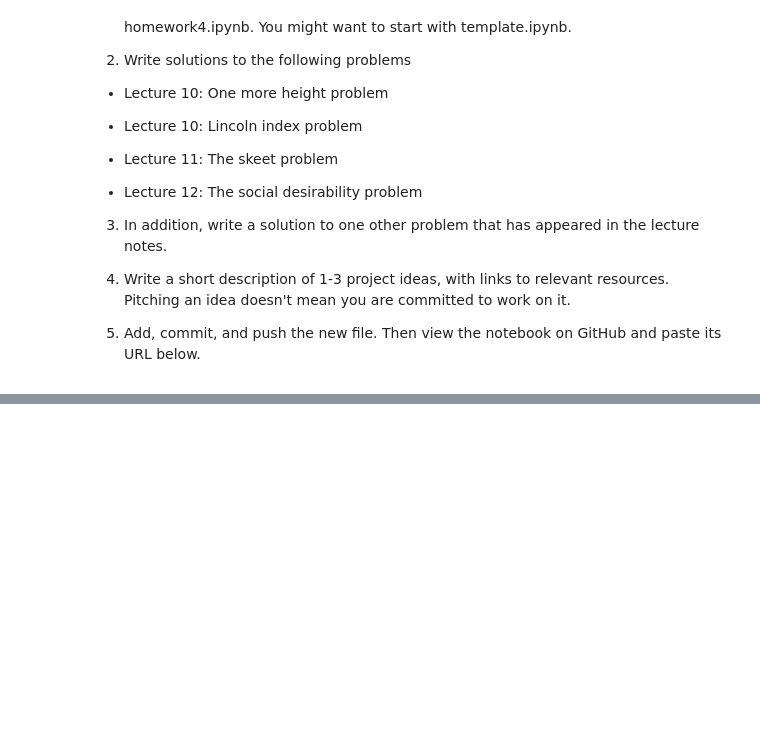
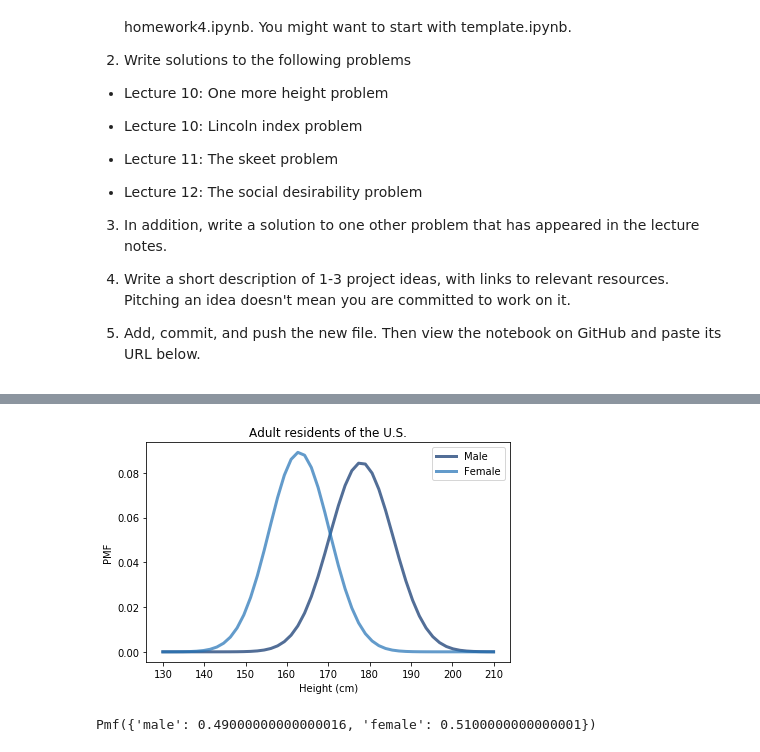
Before and after one commit to HALtheWise/ThinkBayes2, a Jupyter notebook: examples/homework4.ipynb, the cells around one changed output, grey strips where cells are left out. Cells and saved outputs as stored; diff of their text form; code cells hidden in the pictures; blank space fills up the shorter version.

```diff
--- a/examples/homework4.ipynb
+++ b/examples/homework4.ipynb
@@ -41,0 +38,21 @@ import numpy as np
+# %%
+from scipy.stats import norm
+
+dist_height = dict(male=norm(178, 7.7),
+                   female=norm(163, 7.3))
+
+hs = np.linspace(130, 210)
+ps = dist_height['male'].pdf(hs)
+male_height_pmf = Pmf(dict(zip(hs, ps)));
+
+ps = dist_height['female'].pdf(hs)
+female_height_pmf = Pmf(dict(zip(hs, ps)));
+# %%
+thinkplot.Pdf(male_height_pmf, label='Male')
+thinkplot.Pdf(female_height_pmf, label='Female')
+
+thinkplot.decorate(xlabel='Height (cm)',
+                   ylabel='PMF',
+                   title='Adult residents of the U.S.')
+# %% [output]
+[figure, added]
@@ -41,0 +70,4 @@ import numpy as np
+# %%
+tagged_heights.Marginal(0)
+# %% [output]
+Pmf({'male': 0.49000000000000016, 'female': 0.5100000000000001})
```
Also changed, not shown: parts of 27 cells of this notebook.
